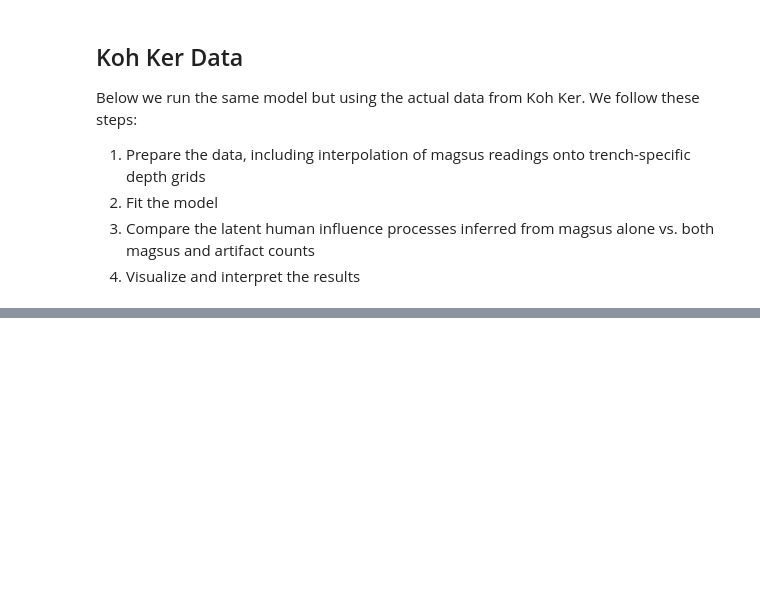
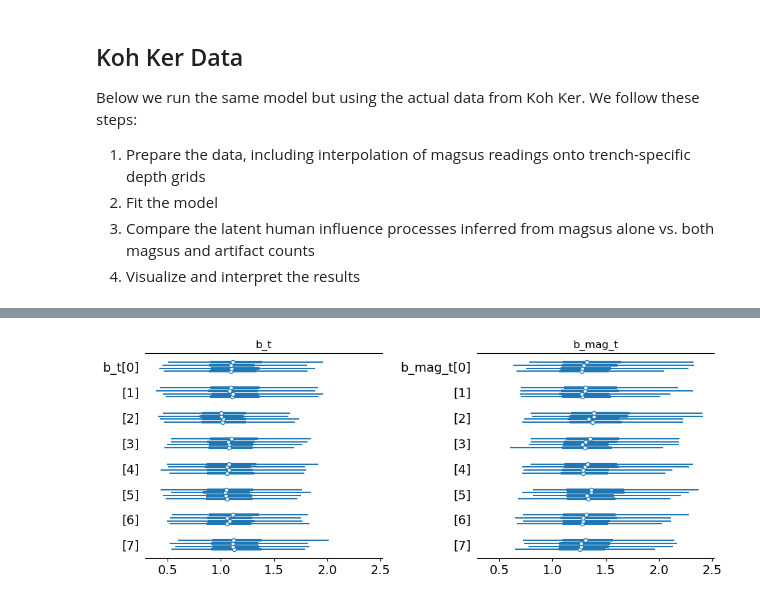
Before and after one commit to wccarleton/kkpp24, a Jupyter notebook: Src/kohker_pp24.ipynb, the cells around one changed output, grey strips where cells are left out. Drawn from its saved outputs; the diff is of its cells as text; code cells hidden in the pictures; blank space fills up the shorter version.

```diff
--- a/Src/kohker_pp24.ipynb
+++ b/Src/kohker_pp24.ipynb
@@ -21,7 +21,7 @@ import pytensor.tensor as pt
 # global settings
 rng = np.random.default_rng(1983)
 seed = 1983
-nchains = 2
+nchains = 4
 # %%
 # Function to read the mapping from Excel
 def read_mapping_from_excel(file_path):
@@ -2177,3 +2295,29 @@ az.plot_forest(
+# %%
+fig, axes = plt.subplots(1, 2, figsize=(10, 4), sharex=True)
+
+az.plot_forest(
+    idata_full_kkpp24,
+    var_names=["b_t"],
+    combined=False,
+    hdi_prob=0.94,
+    ax=axes[0]
+)
+axes[0].set_title("b_t")
+
+az.plot_forest(
+    idata_full_kkpp24,
+    var_names=["b_mag_t"],
+    combined=False,
+    hdi_prob=0.94,
+    ax=axes[1]
+)
+axes[1].set_title("b_mag_t")
+
+fig.tight_layout()
+plt.savefig("../Output/forest_kkpp24.pdf", bbox_inches="tight")
+plt.savefig("../Output/forest_kkpp24.png", bbox_inches="tight")
+# %% [output]
+[figure, added]
 # %%
 plot_delta_I(
     idata_full_kkpp24,
```
Also changed, not shown: parts of 16 cells of this notebook, 18 other files.
